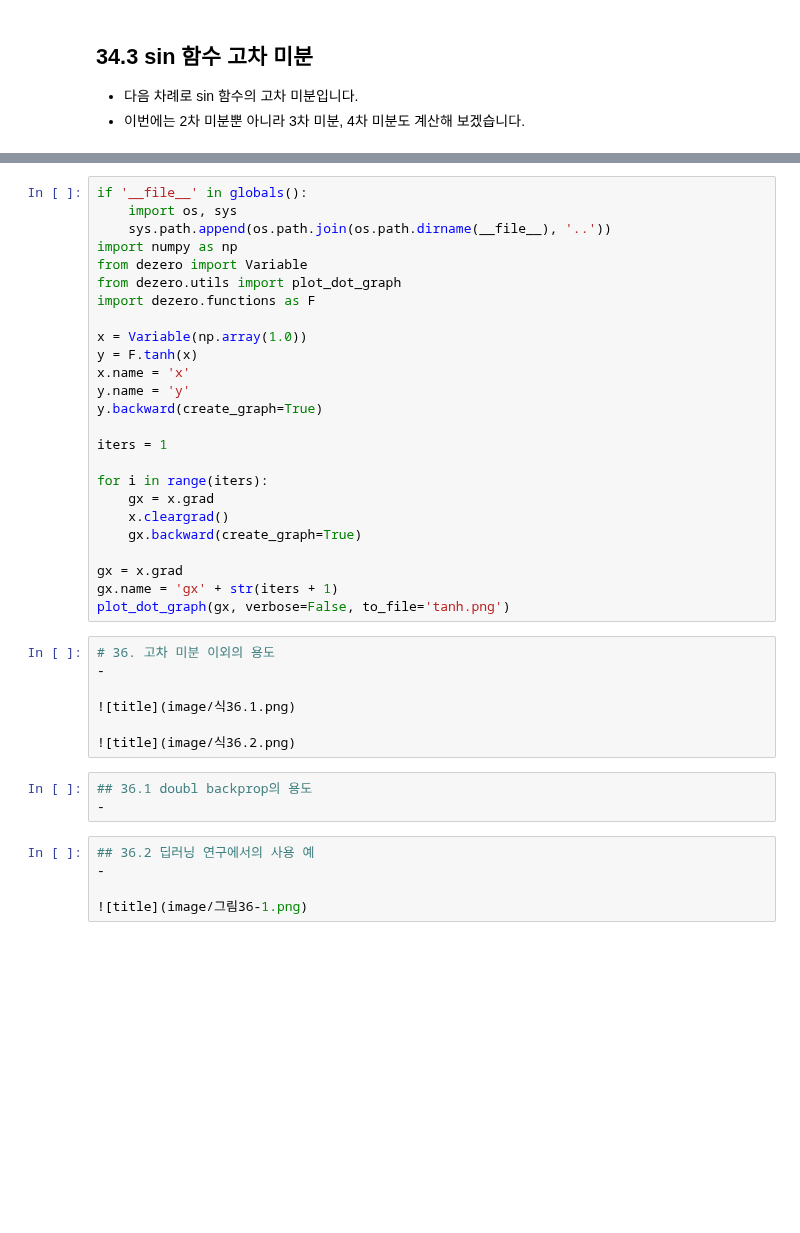
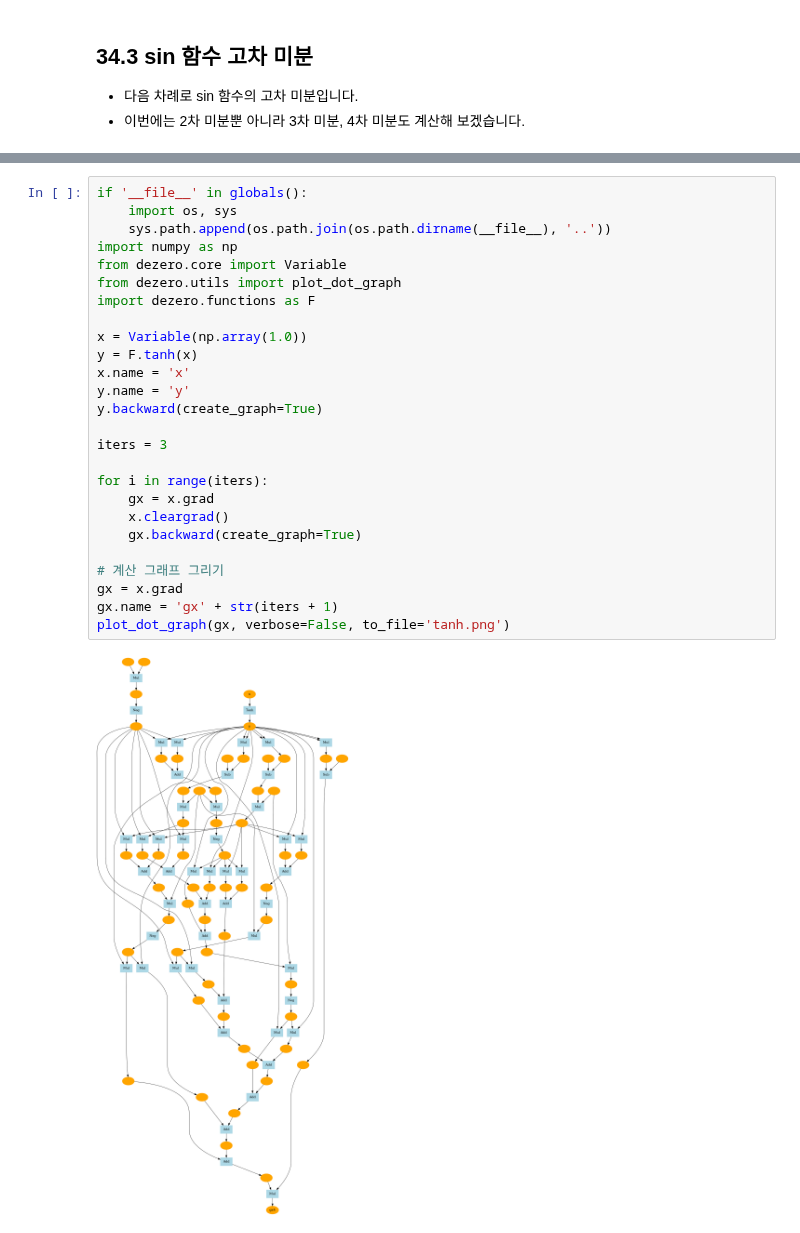
Before and after one commit to YesicaKim/Deep_Learning_from_Scratch, a Jupyter notebook: book3/제3고지. 고차 미분 계산(31-36).ipynb, the cells around one changed output, grey strips where cells are left out. Drawn from its saved outputs; the diff is of its cells as text; blank space fills up the shorter version.

```diff
--- a/book3/제3고지. 고차 미분 계산(31-36).ipynb
+++ b/book3/제3고지. 고차 미분 계산(31-36).ipynb
@@ -490,40 +537,28 @@ ModuleNotFoundError: No module named 'dezero.functions'
 # %%
 if '__file__' in globals():
     import os, sys
     sys.path.append(os.path.join(os.path.dirname(__file__), '..'))
 import numpy as np
-from dezero import Variable
+from dezero.core import Variable
 from dezero.utils import plot_dot_graph
 import dezero.functions as F
 
 x = Variable(np.array(1.0))
 y = F.tanh(x)
 x.name = 'x'
 y.name = 'y'
 y.backward(create_graph=True)
 
-iters = 1
+iters = 3
 
 for i in range(iters):
     gx = x.grad
     x.cleargrad()
     gx.backward(create_graph=True)
 
+# 계산 그래프 그리기
 gx = x.grad
 gx.name = 'gx' + str(iters + 1)
 plot_dot_graph(gx, verbose=False, to_file='tanh.png')
+# %% [output]
+[figure, added]
-# %%
-# 36. 고차 미분 이외의 용도
--
-
-![title](image/식36.1.png)
-
-![title](image/식36.2.png)
-# %%
-## 36.1 doubl backprop의 용도
--
-# %%
-## 36.2 딥러닝 연구에서의 사용 예
--
-
-![title](image/그림36-1.png)
```
Also changed, not shown: parts of 27 cells of this notebook, 2 other files.
